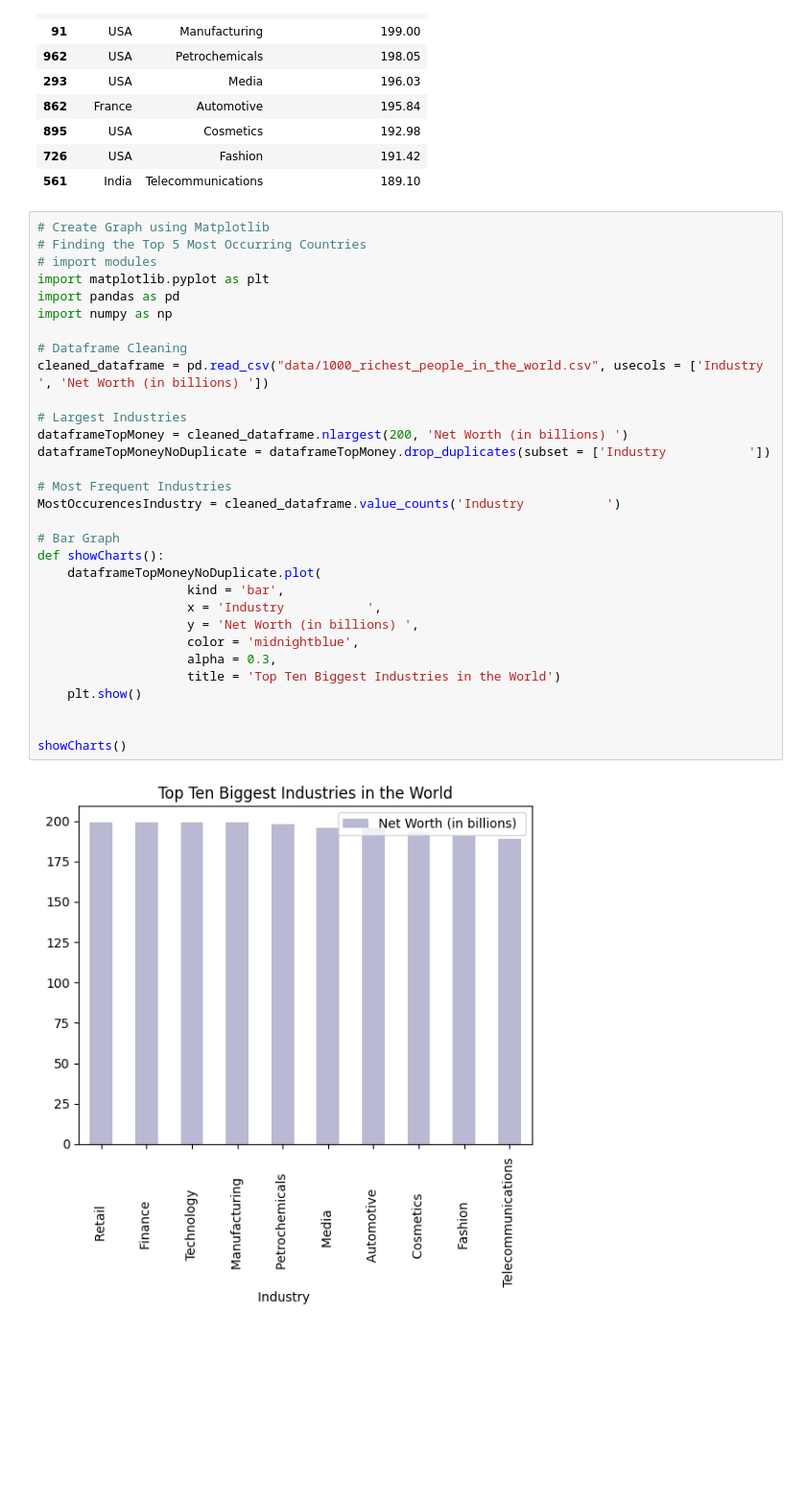
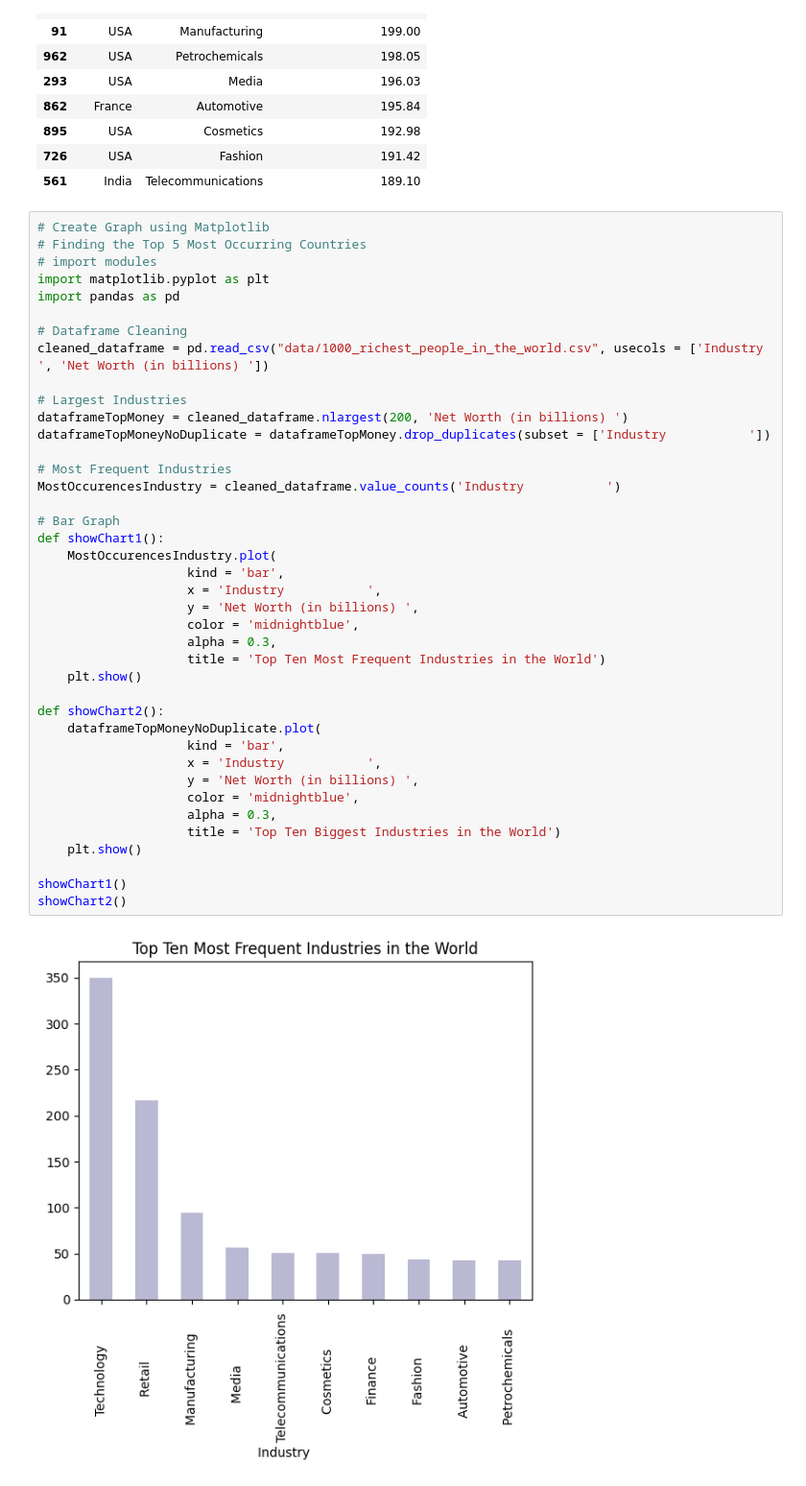
Before and after one commit to YLG369/1000_richest_people, a Jupyter notebook: A2_documentation.ipynb, the cells around one changed output. Shown: that part at 96% size. Cells and saved outputs as stored; diff of their text form; blank space fills up the shorter version.

```diff
--- a/A2_documentation.ipynb
+++ b/A2_documentation.ipynb
@@ -170,33 +170,42 @@ dataframeTopMoneyNoDuplicate
 # %%
 # Create Graph using Matplotlib
 # Finding the Top 5 Most Occurring Countries
 # import modules
 import matplotlib.pyplot as plt
 import pandas as pd
-import numpy as np
 
 # Dataframe Cleaning
 cleaned_dataframe = pd.read_csv("data/1000_richest_people_in_the_world.csv", usecols = ['Industry           ', 'Net Worth (in billions) '])
 
 # Largest Industries
 dataframeTopMoney = cleaned_dataframe.nlargest(200, 'Net Worth (in billions) ')
 dataframeTopMoneyNoDuplicate = dataframeTopMoney.drop_duplicates(subset = ['Industry           '])
 
 # Most Frequent Industries
 MostOccurencesIndustry = cleaned_dataframe.value_counts('Industry           ')
 
 # Bar Graph
-def showCharts():
+def showChart1():
+    MostOccurencesIndustry.plot(
+                    kind = 'bar',
+                    x = 'Industry           ',
+                    y = 'Net Worth (in billions) ',
+                    color = 'midnightblue',
+                    alpha = 0.3,
+                    title = 'Top Ten Most Frequent Industries in the World')
+    plt.show()
+
+def showChart2():
     dataframeTopMoneyNoDuplicate.plot(
                     kind = 'bar',
                     x = 'Industry           ',
                     y = 'Net Worth (in billions) ',
                     color = 'midnightblue',
                     alpha = 0.3,
                     title = 'Top Ten Biggest Industries in the World')
     plt.show()
 
-
-showCharts()
+showChart1()
+showChart2()
 # %% [output]
-[figure, old version]
+[figure, new version]
```
Also changed, not shown: parts of 4 cells of this notebook, 1 other file.
